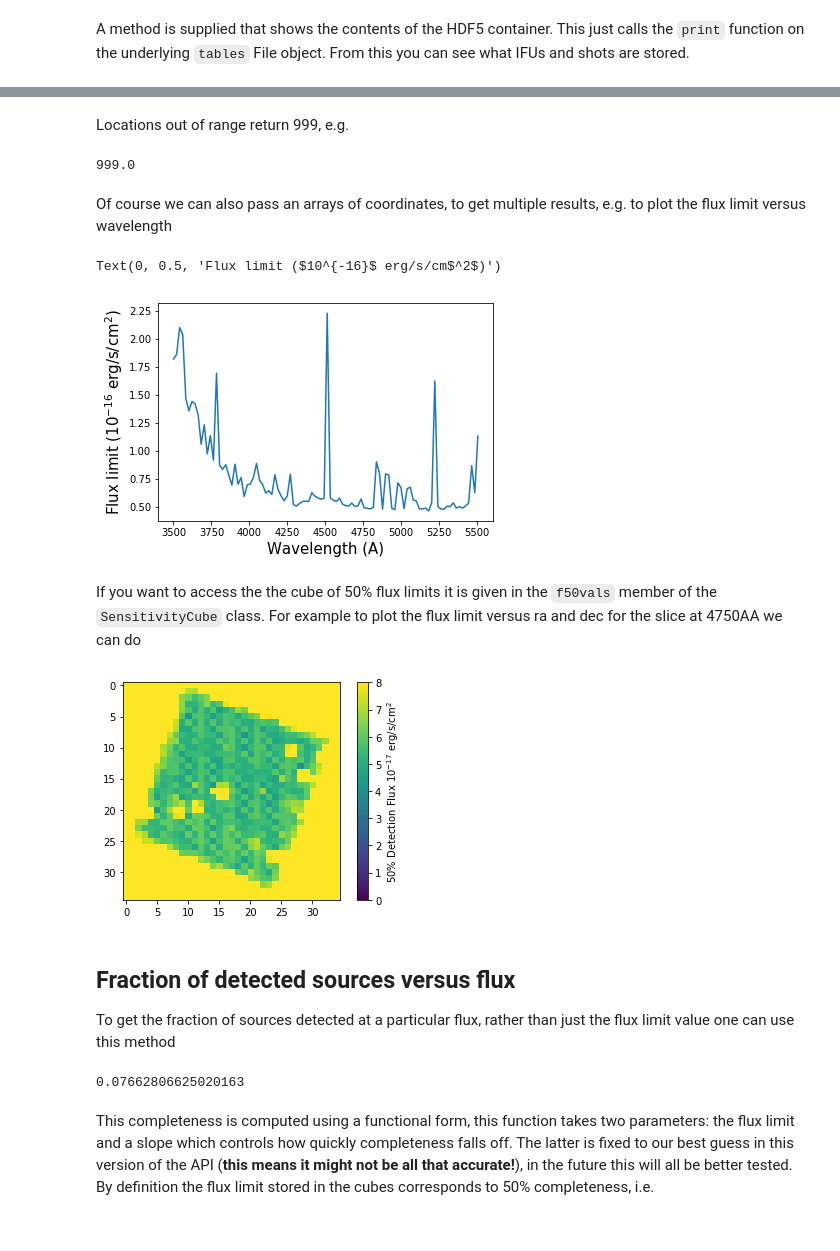
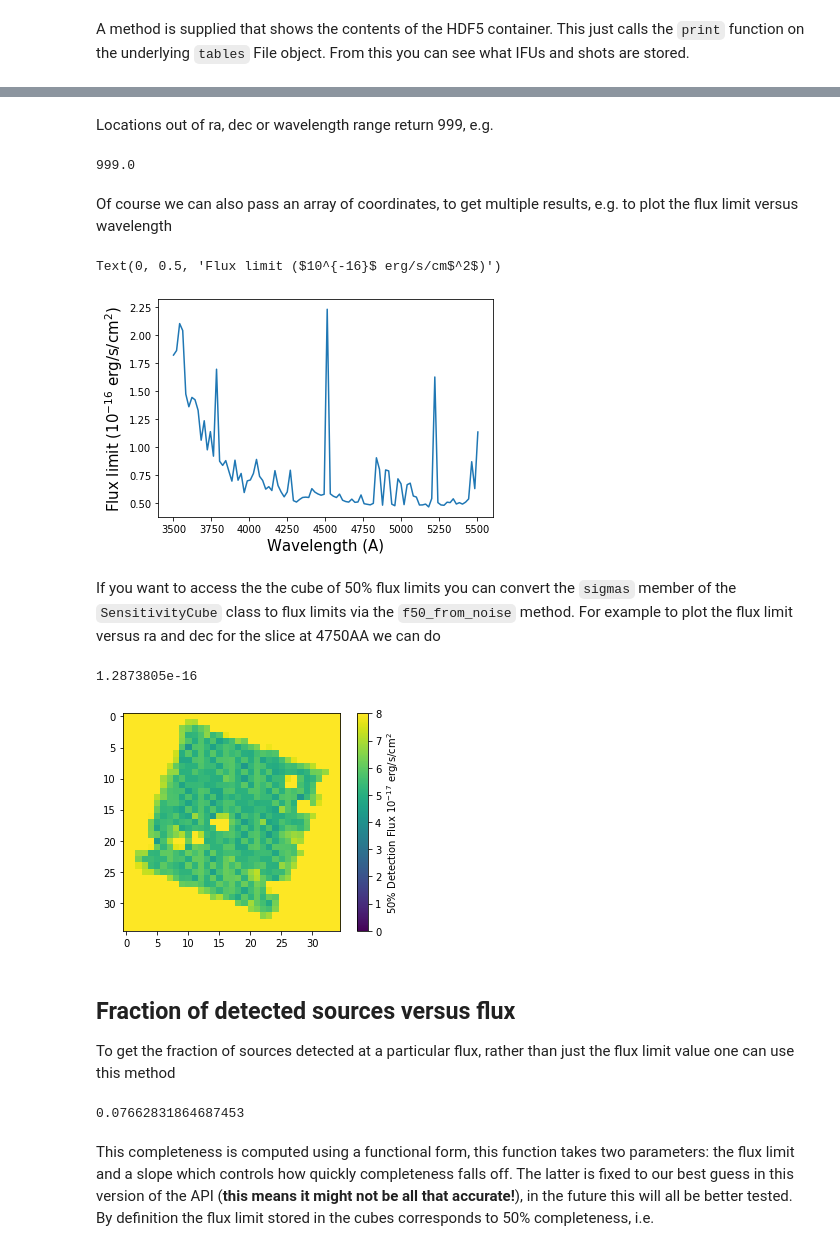
Before and after one commit to HETDEX/hetdex_api, a Jupyter notebook: notebooks/04-Getting_Flux_Limits_from_the_HDF5_Files.ipynb, the cells around one changed output, grey strips where cells are left out. Drawn from its saved outputs; the diff is of its cells as text; code cells hidden in the pictures.

````diff
--- a/notebooks/04-Getting_Flux_Limits_from_the_HDF5_Files.ipynb
+++ b/notebooks/04-Getting_Flux_Limits_from_the_HDF5_Files.ipynb
@@ -46,0 +49,3 @@ hdfcont = SensitivityCubeHDF5Container(filename=hdf_filename)
+# %%
+hdfcont_hdr1 = SensitivityCubeHDF5Container(filename=hdf_filename_hdr1, flim_model="hdr1",
+                                            aper_corr=None)
@@ -71,4 +87,4 @@ We can extract a particular IFU like this. Note that you have to add the string
 # %%
-scube = hdfcont.extract_ifu_sensitivity_cube("ifuslot_036")
+scube = hdfcont_hdr1.extract_ifu_sensitivity_cube("ifuslot_036")
 # Gives the same result as below in this case, as there's only one datevshot in the file
-scube = hdfcont.extract_ifu_sensitivity_cube("ifuslot_036", datevshot="virus_" + datevobs)
+scube = hdfcont_hdr1.extract_ifu_sensitivity_cube("ifuslot_036", datevshot="virus_" + datevobs)
@@ -79,8 +98,10 @@ Now we have the `SensitivityCube` object we can extract the flux where we expect
+# %%
+sncut = 6.0
 # %%
 # Compute the central RA, DEC from the cubes WCS for the purposes of this test
-shape = scube.f50vals.shape
+shape = scube.sigmas.shape
 ra, dec, lambda_ = scube.wcs.all_pix2world(shape[2]/2., shape[1]/2., shape[0]/2., 0)
 
 # RA DEC (in degrees) Wavelength (Angstrom)
-scube.get_f50(ra, dec, 4240)
+scube.get_f50(ra, dec, 4240, sncut)
 # %% [output]
@@ -88,3 +109,3 @@ scube.get_f50(ra, dec, 4240)
 # %% [markdown]
-Locations out of range return 999, e.g.
+Locations out of ra, dec or wavelength range return 999, e.g.
 # %%
@@ -92,27 +113,29 @@ scube.get_f50(ra + 10.0, dec, 42400)
 # %% [output]
 999.0
 # %% [markdown]
-Of course we can also pass an arrays of coordinates, to get multiple results, e.g. to plot the flux limit versus wavelength
+Of course we can also pass an array of coordinates, to get multiple results, e.g. to plot the flux limit versus wavelength
 # %%
 from numpy import linspace
 wls = linspace(3500.0, 5505.0, 100)
-flims = scube.get_f50(ra, dec, wls)
+flims = scube.get_f50(ra, dec, wls, sncut)
 plt.plot(wls[flims < 999], flims[flims < 999]*1e16)
 plt.xlabel("Wavelength (A)", fontsize=15.0)
 plt.ylabel("Flux limit ($10^{-16}$ erg/s/cm$^2$)", fontsize=15.0)
 # %% [output]
 Text(0, 0.5, 'Flux limit ($10^{-16}$ erg/s/cm$^2$)')
-[figure, old version]
+[figure, new version]
 # %% [markdown]
-If you want to access the the cube of 50% flux limits it is given in the ```f50vals``` member of the ``SensitivityCube`` class. For example to plot the flux limit versus ra and dec for the slice at 4750AA we can do
+If you want to access the the cube of 50% flux limits you can convert the ```sigmas``` member of the ``SensitivityCube`` class to flux limits via the ```f50_from_noise``` method. For example to plot the flux limit versus ra and dec for the slice at 4750AA we can do
 # %%
 # Use WCS to find correct slice
 ix, iy, iz = scube.wcs.all_world2pix(ra, dec, 4750.0, 0)
-slice_ = scube.f50vals[int(iz), :, :]
+slice_ = scube.f50_from_noise(scube.sigmas[int(iz), :, :], sncut)
 plt.imshow(slice_*1e17)
 plt.colorbar(label="50% Detection Flux $10^{-17}$ erg/s/cm$^2$")
 plt.clim(0.0, 8)
+print(scube.sigmas[10, 10, 10])
 # %% [output]
+1.2873805e-16
 [figure]
 # %% [markdown]
 ## Fraction of detected sources versus flux
@@ -120,9 +143,9 @@ plt.clim(0.0, 8)
 To get the fraction of sources detected at a particular flux, rather than just the flux limit value one can use this method
 # %%
 # Flux (cgs) RA DEC (in degrees) Wavelength (Angstrom)
-scube.return_completeness(4.1e-17, ra, dec, 4245)
+scube.return_completeness(4.1e-17, ra, dec, 4245, sncut)
 # %% [output]
-0.07662806625020163
+0.07662831864687453
 # %% [markdown]
 This completeness is computed using a functional form, this function takes two parameters: the flux limit and a slope which controls how quickly completeness falls off. The latter is fixed to our best guess in this version of the API (**this means it might not be all that accurate!**), in the future this will all be better tested. By definition the flux limit stored in the cubes corresponds to 50% completeness, i.e.
 # %%
````
Also changed, not shown: parts of 24 cells of this notebook, 2 other files.
